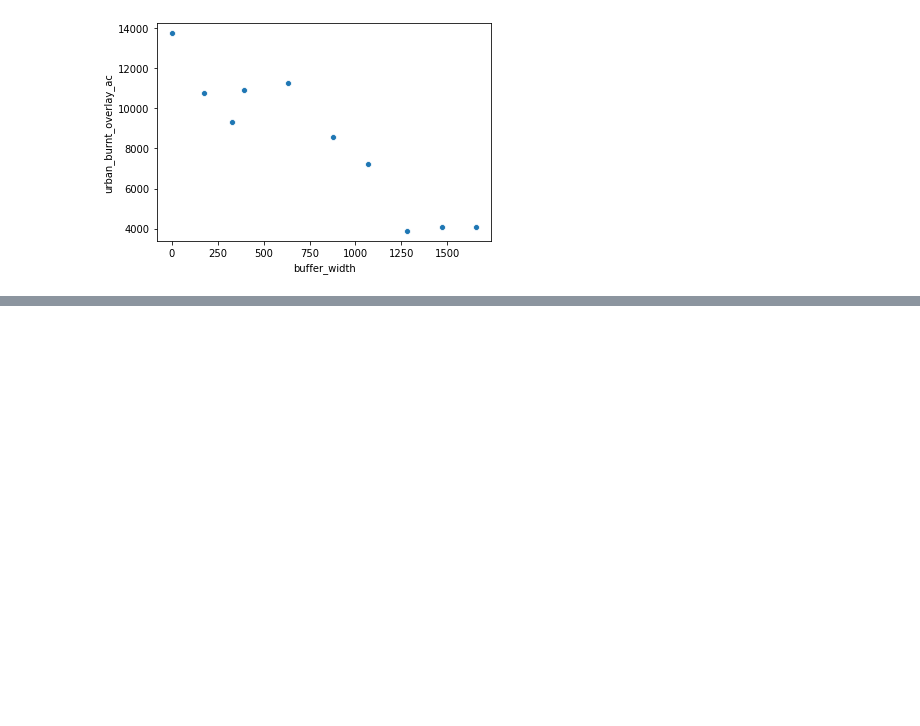
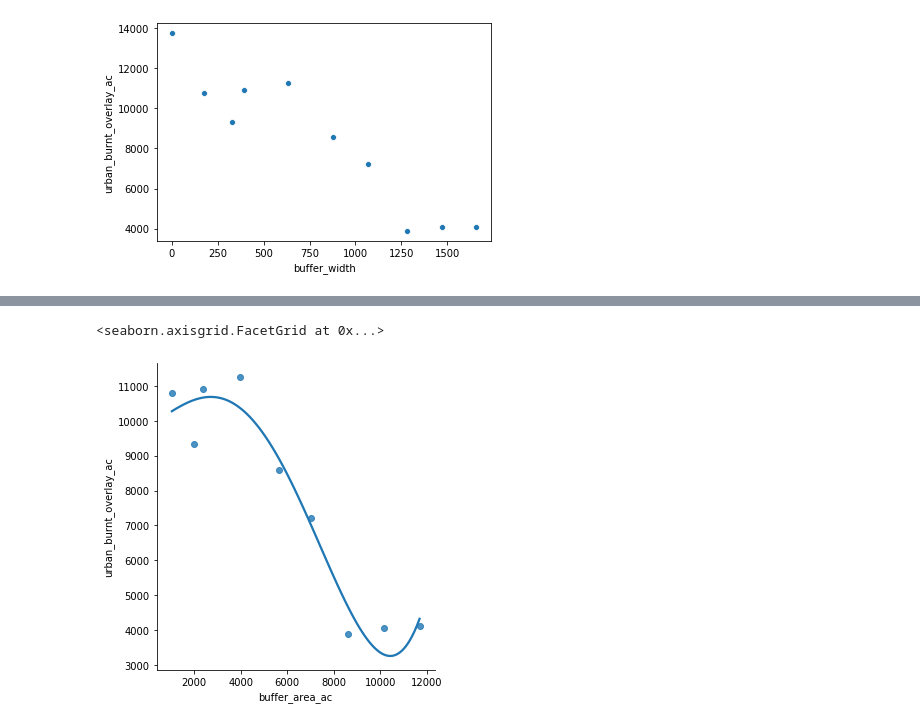
Before and after one commit to fxdawnn/VeggieWildfire, a Jupyter notebook: standard_buffer_testing.ipynb, the cells around one changed output, grey strips where cells are left out. Cells and saved outputs as stored; diff of their text form; code cells hidden in the pictures; blank space fills up the shorter version.

```diff
--- a/standard_buffer_testing.ipynb
+++ b/standard_buffer_testing.ipynb
@@ -52,0 +63,5 @@ sns.scatterplot(x="buffer_width",y="urban_burnt_overlay_ac",data=df[:10])
+# %%
+sns.lmplot(x="buffer_area_ac",y="urban_burnt_overlay_ac",data=df[:9],fit_reg=True, order=4,ci=None)
+# %% [output]
+<seaborn.axisgrid.FacetGrid at 0x...>
+[figure, added]
```
Also changed, not shown: parts of 2 cells of this notebook, 5 other files.
